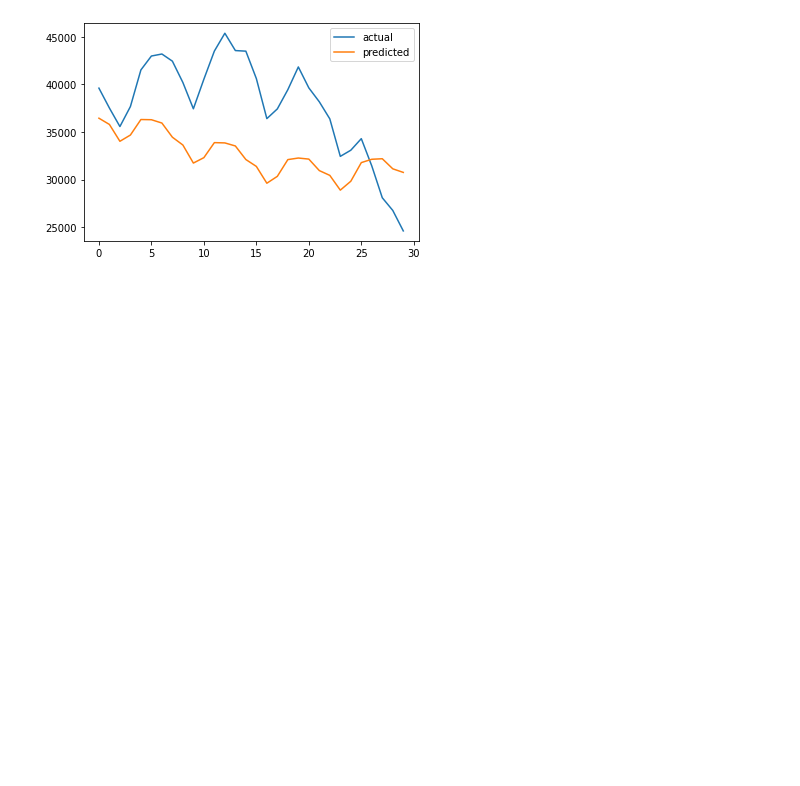
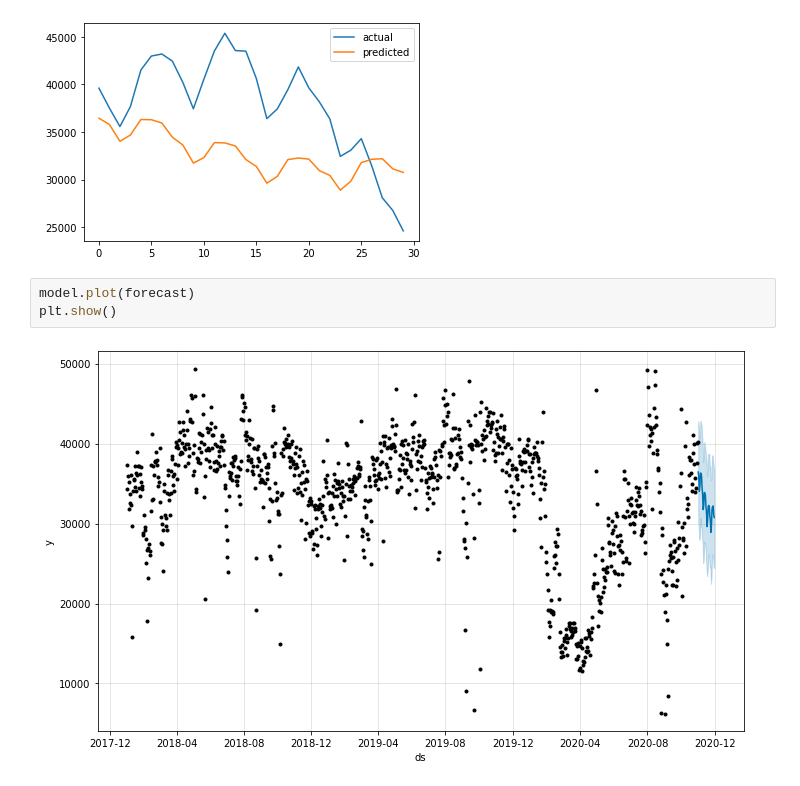
Before and after one commit to lepetitprinz/Time-Series-Forecasting, a Jupyter notebook: Time Series Forecasting with Prophet.ipynb, the cells around one changed output. Cells and saved outputs as stored; diff of their text form; blank space fills up the shorter version.

```diff
--- a/Time Series Forecasting with Prophet.ipynb
+++ b/Time Series Forecasting with Prophet.ipynb
@@ -203,3 +203,8 @@ plt.legend()
 plt.show()
 # %% [output]
 [figure]
+# %%
+model.plot(forecast)
+plt.show()
+# %% [output]
+[figure, added]
```
